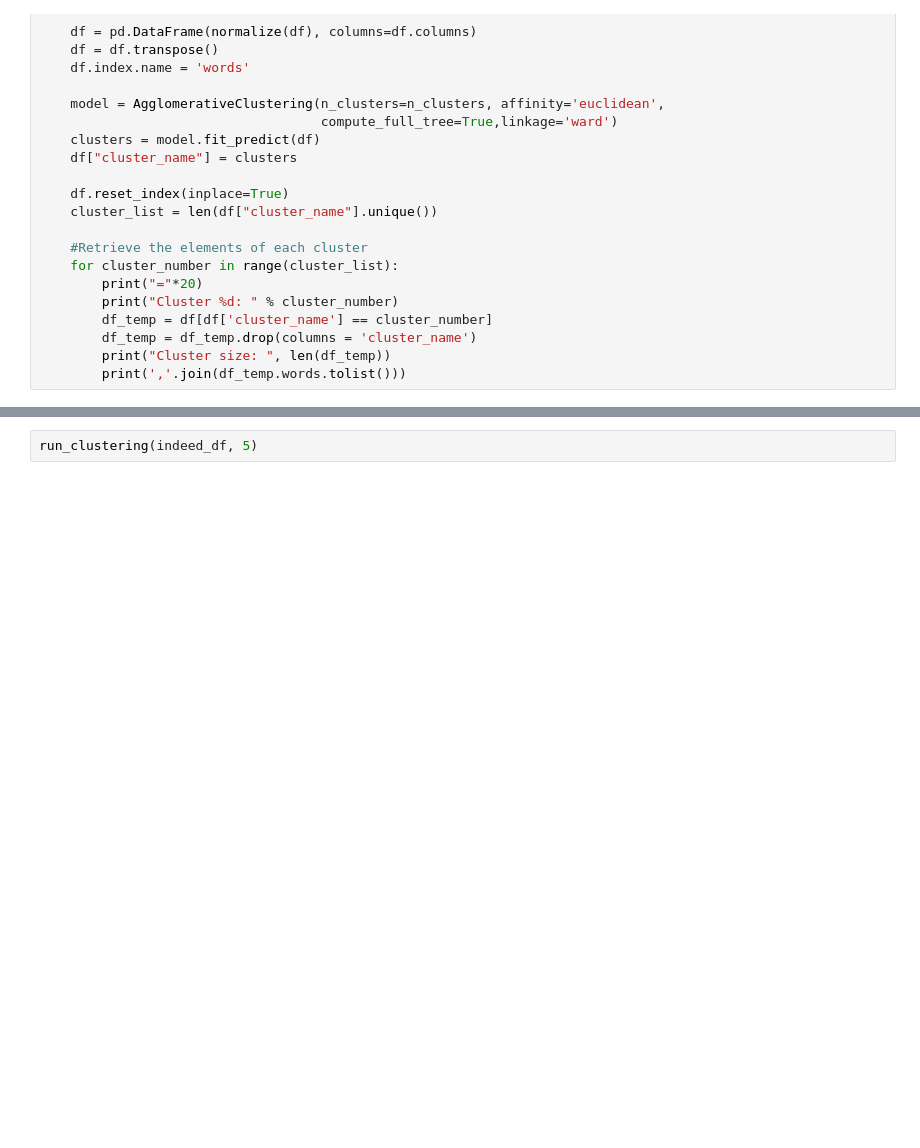
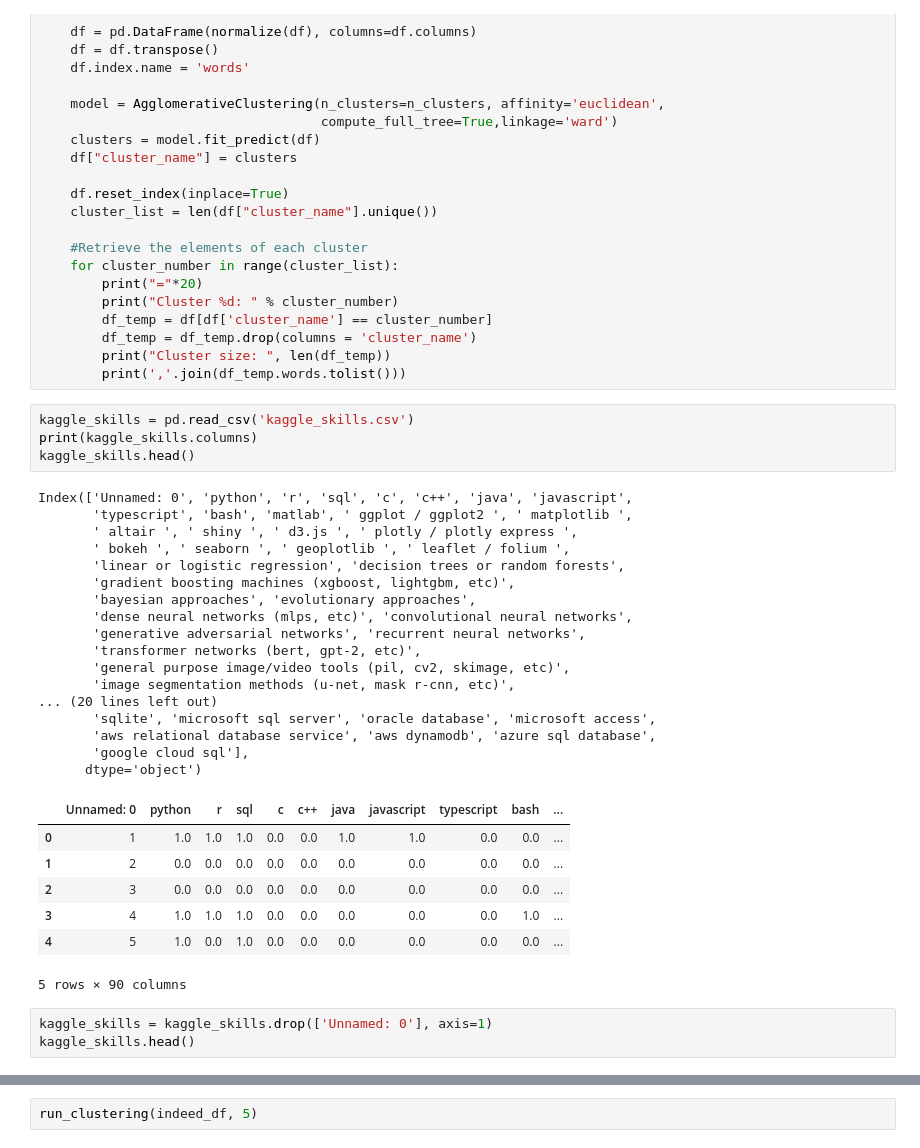
Before and after one commit to atkinssamuel/EdTech, a Jupyter notebook: 1-MIE-curriculum-design/1-MIE-curriculum-design.ipynb, the cells around one changed output, grey strips where cells are left out. Drawn from its saved outputs; the diff is of its cells as text; blank space fills up the shorter version.

```diff
--- a/1-MIE-curriculum-design/1-MIE-curriculum-design.ipynb
+++ b/1-MIE-curriculum-design/1-MIE-curriculum-design.ipynb
@@ -519,4 +558,36 @@ def run_clustering(df, n_clusters):
         df_temp = df_temp.drop(columns = 'cluster_name')
         print("Cluster size: ", len(df_temp))
         print(','.join(df_temp.words.tolist()))
+# %%
+kaggle_skills = pd.read_csv('kaggle_skills.csv')
+print(kaggle_skills.columns)
+kaggle_skills.head()
+# %% [output]
+Index(['Unnamed: 0', 'python', 'r', 'sql', 'c', 'c++', 'java', 'javascript',
+       'typescript', 'bash', 'matlab', ' ggplot / ggplot2 ', ' matplotlib ',
+       ' altair ', ' shiny ', ' d3.js ', ' plotly / plotly express ',
+       ' bokeh ', ' seaborn ', ' geoplotlib ', ' leaflet / folium ',
+       'linear or logistic regression', 'decision trees or random forests',
+       'gradient boosting machines (xgboost, lightgbm, etc)',
+       'bayesian approaches', 'evolutionary approaches',
+       'dense neural networks (mlps, etc)', 'convolutional neural networks',
+       'generative adversarial networks', 'recurrent neural networks',
+       'transformer networks (bert, gpt-2, etc)',
+       'general purpose image/video tools (pil, cv2, skimage, etc)',
+       'image segmentation methods (u-net, mask r-cnn, etc)',
+... (20 lines left out)
+       'sqlite', 'microsoft sql server', 'oracle database', 'microsoft access',
+       'aws relational database service', 'aws dynamodb', 'azure sql database',
+       'google cloud sql'],
+      dtype='object')
+|  | Unnamed: 0 | python | r | sql | c | c++ | java | javascript | typescript | bash | ... |
+| 0 | 1 | 1.0 | 1.0 | 1.0 | 0.0 | 0.0 | 1.0 | 1.0 | 0.0 | 0.0 | ... |
+| 1 | 2 | 0.0 | 0.0 | 0.0 | 0.0 | 0.0 | 0.0 | 0.0 | 0.0 | 0.0 | ... |
+| 2 | 3 | 0.0 | 0.0 | 0.0 | 0.0 | 0.0 | 0.0 | 0.0 | 0.0 | 0.0 | ... |
+| 3 | 4 | 1.0 | 1.0 | 1.0 | 0.0 | 0.0 | 0.0 | 0.0 | 0.0 | 1.0 | ... |
+| 4 | 5 | 1.0 | 0.0 | 1.0 | 0.0 | 0.0 | 0.0 | 0.0 | 0.0 | 0.0 | ... |
+5 rows × 90 columns
+# %%
+kaggle_skills = kaggle_skills.drop(['Unnamed: 0'], axis=1)
+kaggle_skills.head()
 # %%
```
Also changed, not shown: parts of 25 cells of this notebook, 2 other files.
